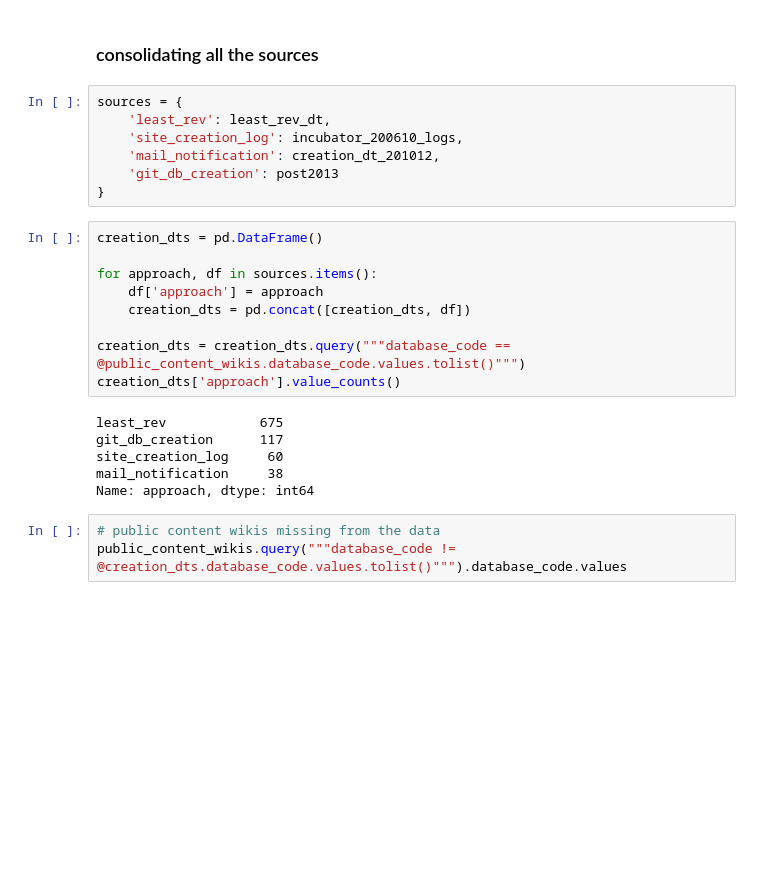
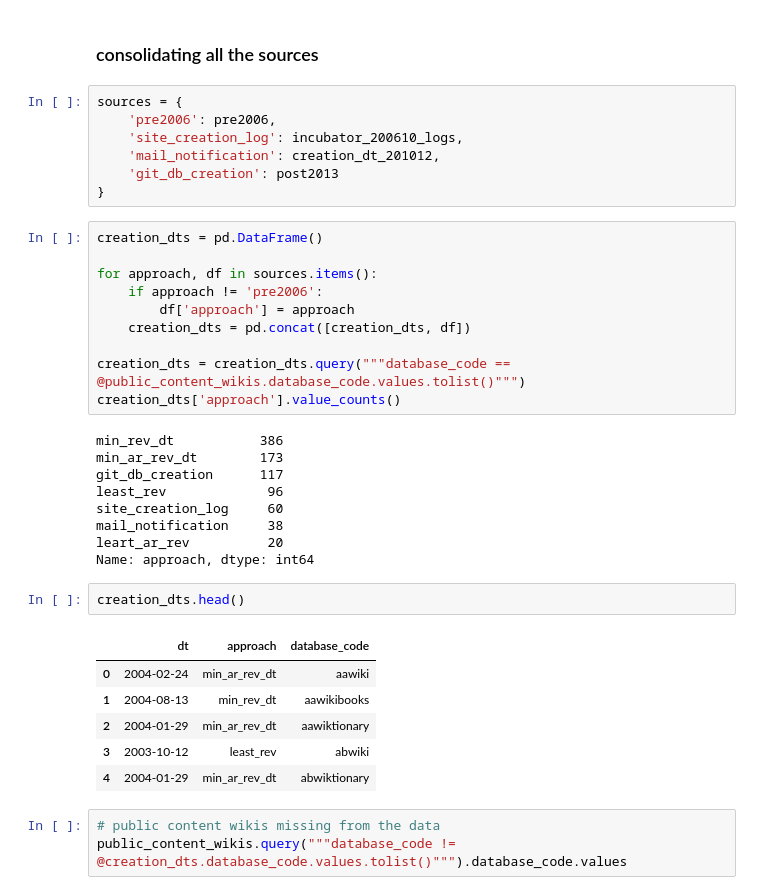
Before and after one commit to kcvelaga/wikidb_start_end, a Jupyter notebook: creation.ipynb, the cells around one changed output. Cells and saved outputs as stored; diff of their text form; blank space fills up the shorter version.

```diff
--- a/creation.ipynb
+++ b/creation.ipynb
@@ -273,7 +273,7 @@ post2013.head()
 ### consolidating all the sources
 # %%
 sources = {
-    'least_rev': least_rev_dt,
+    'pre2006': pre2006,
     'site_creation_log': incubator_200610_logs,
     'mail_notification': creation_dt_201012,
     'git_db_creation': post2013
@@ -282,17 +282,30 @@ sources = {
 creation_dts = pd.DataFrame()
 
 for approach, df in sources.items():
-    df['approach'] = approach
+    if approach != 'pre2006':
+        df['approach'] = approach
     creation_dts = pd.concat([creation_dts, df])
 
 creation_dts = creation_dts.query("""database_code == @public_content_wikis.database_code.values.tolist()""")
 creation_dts['approach'].value_counts()
 # %% [output]
-least_rev            675
+min_rev_dt           386
+min_ar_rev_dt        173
 git_db_creation      117
+least_rev             96
 site_creation_log     60
 mail_notification     38
+leart_ar_rev          20
 Name: approach, dtype: int64
+# %%
+creation_dts.head()
+# %% [output]
+|  | dt | approach | database_code |
+| 0 | 2004-02-24 | min_ar_rev_dt | aawiki |
+| 1 | 2004-08-13 | min_rev_dt | aawikibooks |
+| 2 | 2004-01-29 | min_ar_rev_dt | aawiktionary |
+| 3 | 2003-10-12 | least_rev | abwiki |
+| 4 | 2004-01-29 | min_ar_rev_dt | abwiktionary |
 # %%
 # public content wikis missing from the data
 public_content_wikis.query("""database_code != @creation_dts.database_code.values.tolist()""").database_code.values
```
Also changed, not shown: parts of 8 cells of this notebook.
